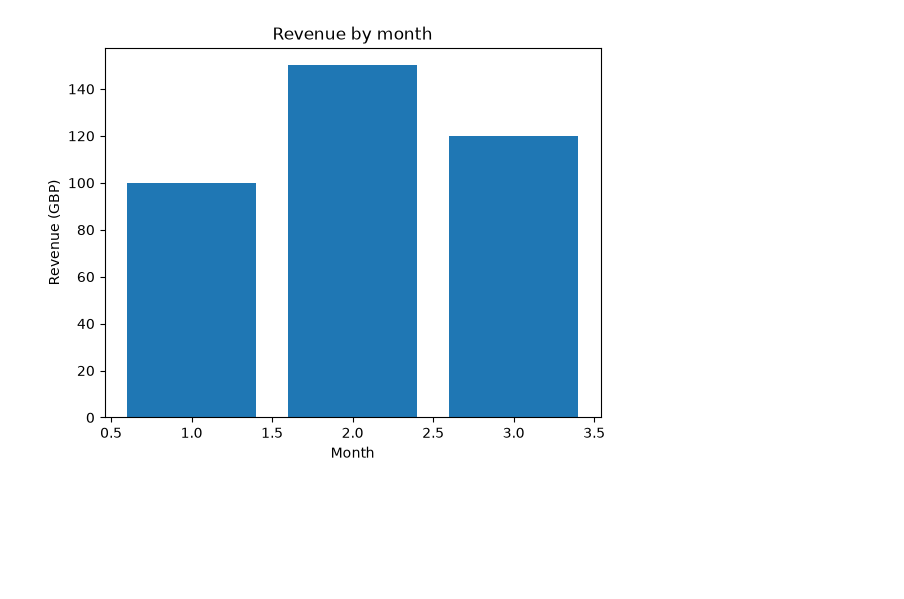
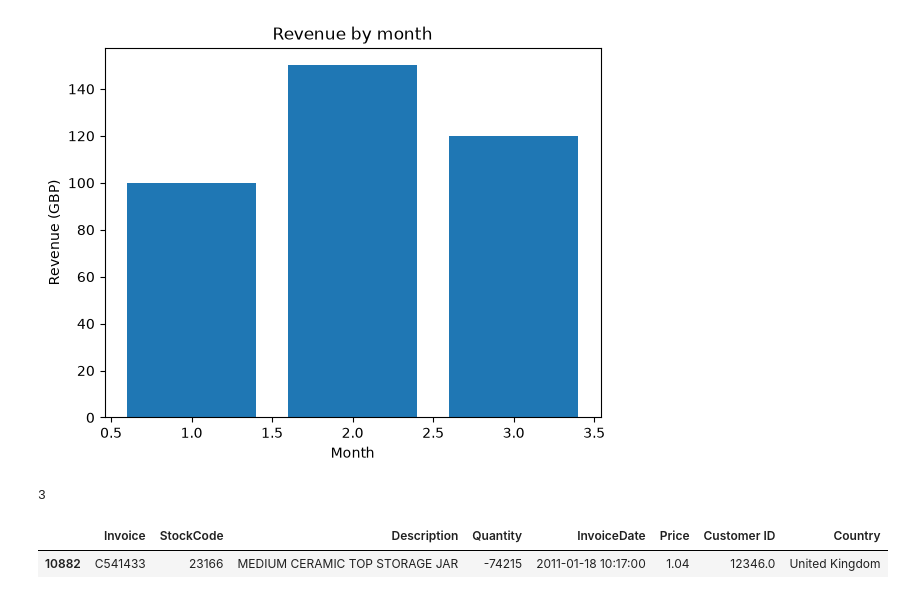
Before and after one commit to Zahin826/ecommerce-sales-analysis-1, a Jupyter notebook: notebooks/Demo.ipynb, the cells around one changed output. Drawn from its saved outputs; the diff is of its cells as text; code cells hidden in the pictures; blank space fills up the shorter version.

```diff
--- a/notebooks/Demo.ipynb
+++ b/notebooks/Demo.ipynb
@@ -144,3 +144,14 @@ plt.ylabel('Revenue (GBP)')
 plt.show()
 # %% [output]
 [figure]
+# %%
+orders = pd.DataFrame({'customer': ['A', 'B', 'A', 'C', 'A']})
+orders['customer'].nunique()
+# %% [output]
+3
+# %%
+returns = pd.read_csv('../data/returns.csv')
+returns[returns['Quantity'] == -74215]
+# %% [output]
+|  | Invoice | StockCode | Description | Quantity | InvoiceDate | Price | Customer ID | Country |
+| 10882 | C541433 | 23166 | MEDIUM CERAMIC TOP STORAGE JAR | -74215 | 2011-01-18 10:17:00 | 1.04 | 12346.0 | United Kingdom |
```
Also changed, not shown: 6 other files.
